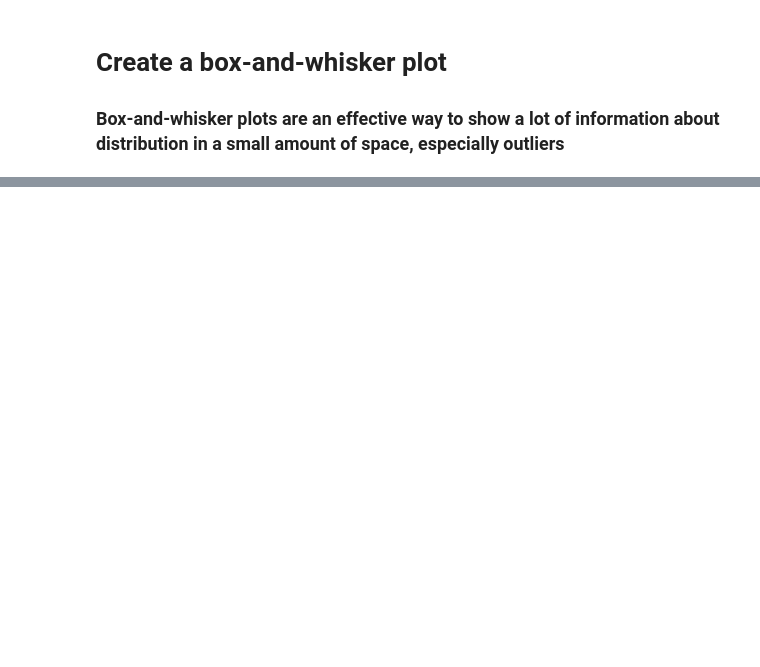
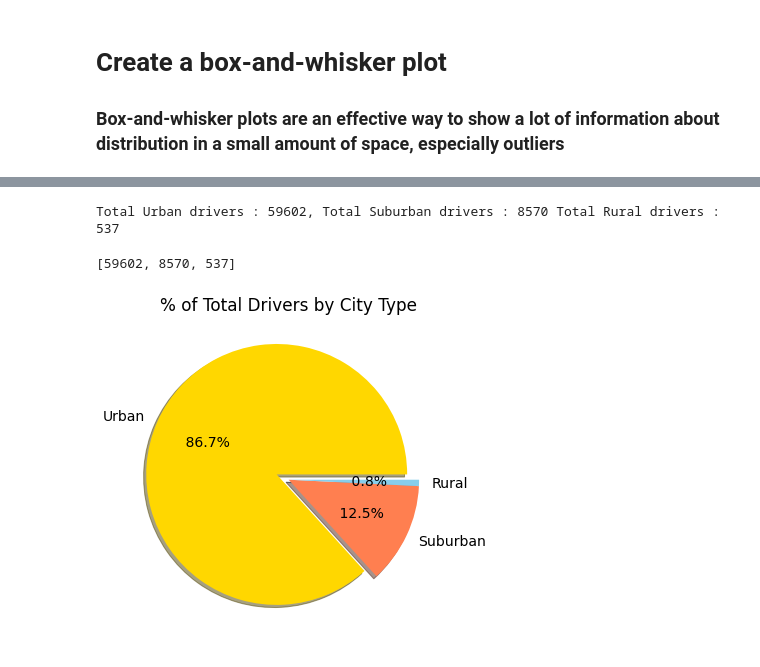
Before and after one commit to vneeraja/PyBer_Analysis, a Jupyter notebook: PyBer.ipynb, the cells around one changed output, grey strips where cells are left out. Cells and saved outputs as stored; diff of their text form; code cells hidden in the pictures; blank space fills up the shorter version.

```diff
--- a/PyBer.ipynb
+++ b/PyBer.ipynb
@@ -489,0 +1008,42 @@ plt.show()
+# %%
+# Get the total drivers for the urban city type
+total_urban_drivers = np.sum(urban_drivers)
+
+# Get the total drivers for the suburban city type
+total_suburban_drivers = np.sum(suburban_drivers)
+
+# Get the total drivers for the rural city type
+total_rural_drivers = np.sum(rural_drivers)
+
+print(f"Total Urban drivers : {total_urban_drivers}, Total Suburban drivers : {total_suburban_drivers} "
+      f"Total Rural drivers : {total_rural_drivers}")
+# %% [output]
+Total Urban drivers : 59602, Total Suburban drivers : 8570 Total Rural drivers : 537
+# %%
+# Import mpl to change the plot configurations using rcParams.
+import matplotlib as mpl
+
+# Create a pie chart to show the percentage of drivers for each city type
+fig, ax = plt.subplots(figsize=(10,6))
+
+type_labels = ["Urban","Suburban","Rural"]
+# Total drivers
+total_drivers = [total_urban_drivers, total_suburban_drivers, total_rural_drivers]
+print(total_drivers)
+colors = ["gold","coral","skyblue"]
+explode = [0.1,0,0]
+
+plt.pie(total_drivers, labels=type_labels, shadow=True, explode=explode, startangle=0,
+        colors=colors, autopct=" %1.1f%%")
+plt.title("% of Total Drivers by City Type")
+
+# Change the default font size from 10 to 14.
+mpl.rcParams['font.size'] = 14
+
+# Save Figure
+plt.savefig("Analysis/Pieplot3.png")
+
+plt.show()
+# %% [output]
+[59602, 8570, 537]
+[figure, added]
```
Also changed, not shown: parts of 83 cells of this notebook, 3 other files.
